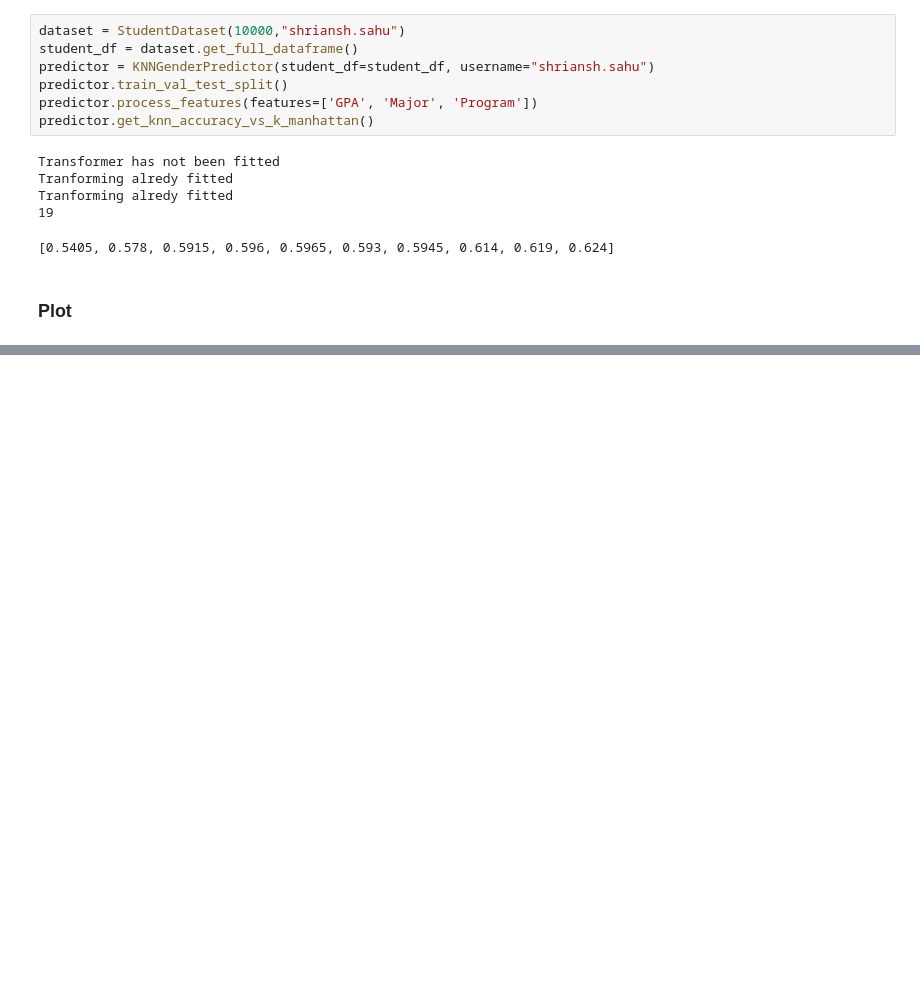
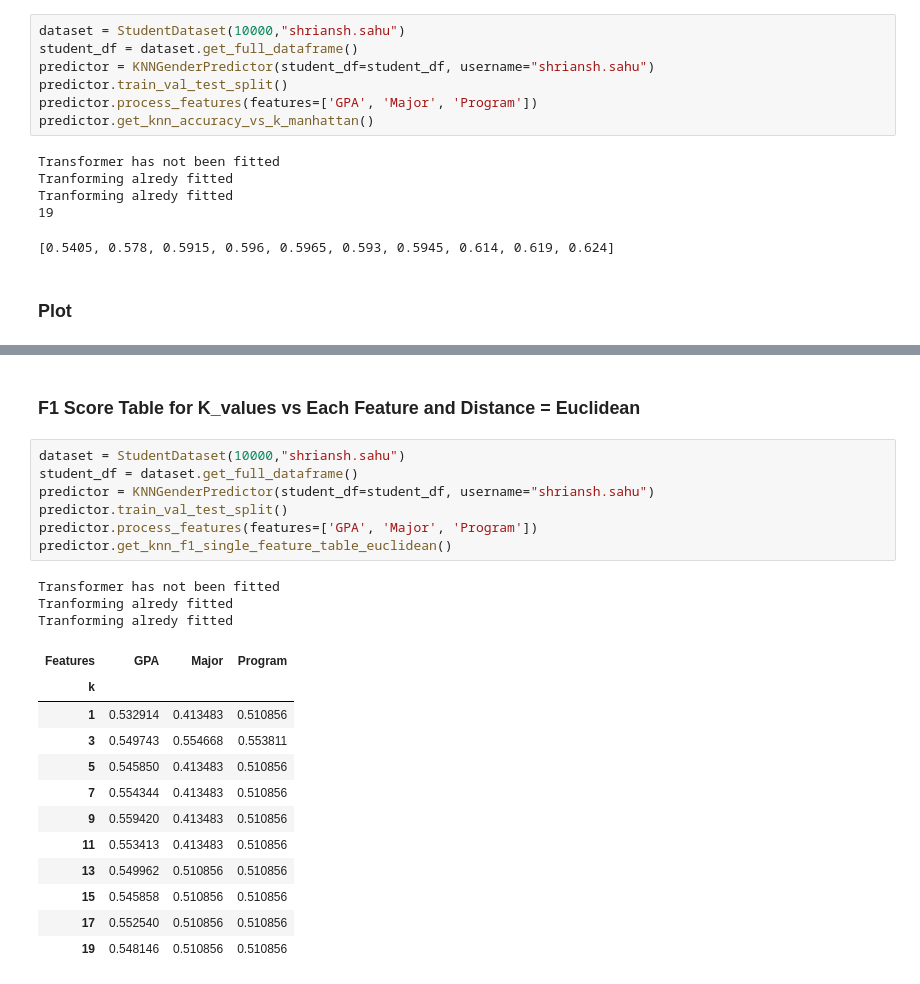
Before and after one commit to Shriansh8584/student-dataset-assignment, a Jupyter notebook: JupyterNotebook.ipynb, the cells around one changed output, grey strips where cells are left out. Drawn from its saved outputs; the diff is of its cells as text; blank space fills up the shorter version.

```diff
--- a/JupyterNotebook.ipynb
+++ b/JupyterNotebook.ipynb
@@ -979,0 +1184,25 @@ predictor.plot_knn_accuracy_vs_k_manhattan()
+# %% [markdown]
+### F1 Score Table for K_values vs Each Feature and Distance = Euclidean
+# %%
+dataset = StudentDataset(10000,"shriansh.sahu")
+student_df = dataset.get_full_dataframe()
+predictor = KNNGenderPredictor(student_df=student_df, username="shriansh.sahu")
+predictor.train_val_test_split()
+predictor.process_features(features=['GPA', 'Major', 'Program'])
+predictor.get_knn_f1_single_feature_table_euclidean()
+# %% [output]
+Transformer has not been fitted
+Tranforming alredy fitted
+Tranforming alredy fitted
+| Features | GPA | Major | Program |
+| k |  |  |  |
+| 1 | 0.532914 | 0.413483 | 0.510856 |
+| 3 | 0.549743 | 0.554668 | 0.553811 |
+| 5 | 0.545850 | 0.413483 | 0.510856 |
+| 7 | 0.554344 | 0.413483 | 0.510856 |
+| 9 | 0.559420 | 0.413483 | 0.510856 |
+| 11 | 0.553413 | 0.413483 | 0.510856 |
+| 13 | 0.549962 | 0.510856 | 0.510856 |
+| 15 | 0.545858 | 0.510856 | 0.510856 |
+| 17 | 0.552540 | 0.510856 | 0.510856 |
+| 19 | 0.548146 | 0.510856 | 0.510856 |
```
Also changed, not shown: parts of 14 cells of this notebook.
